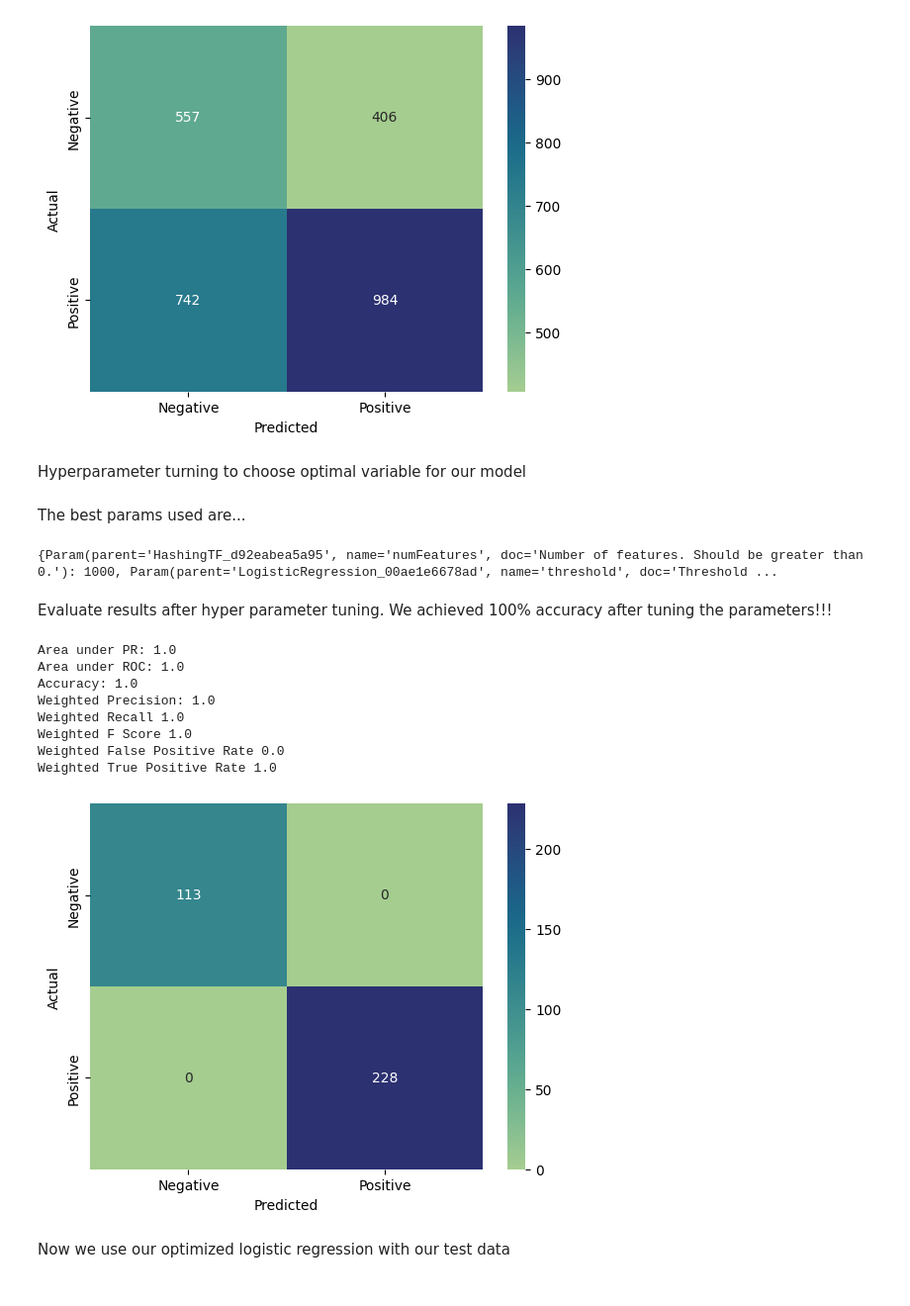
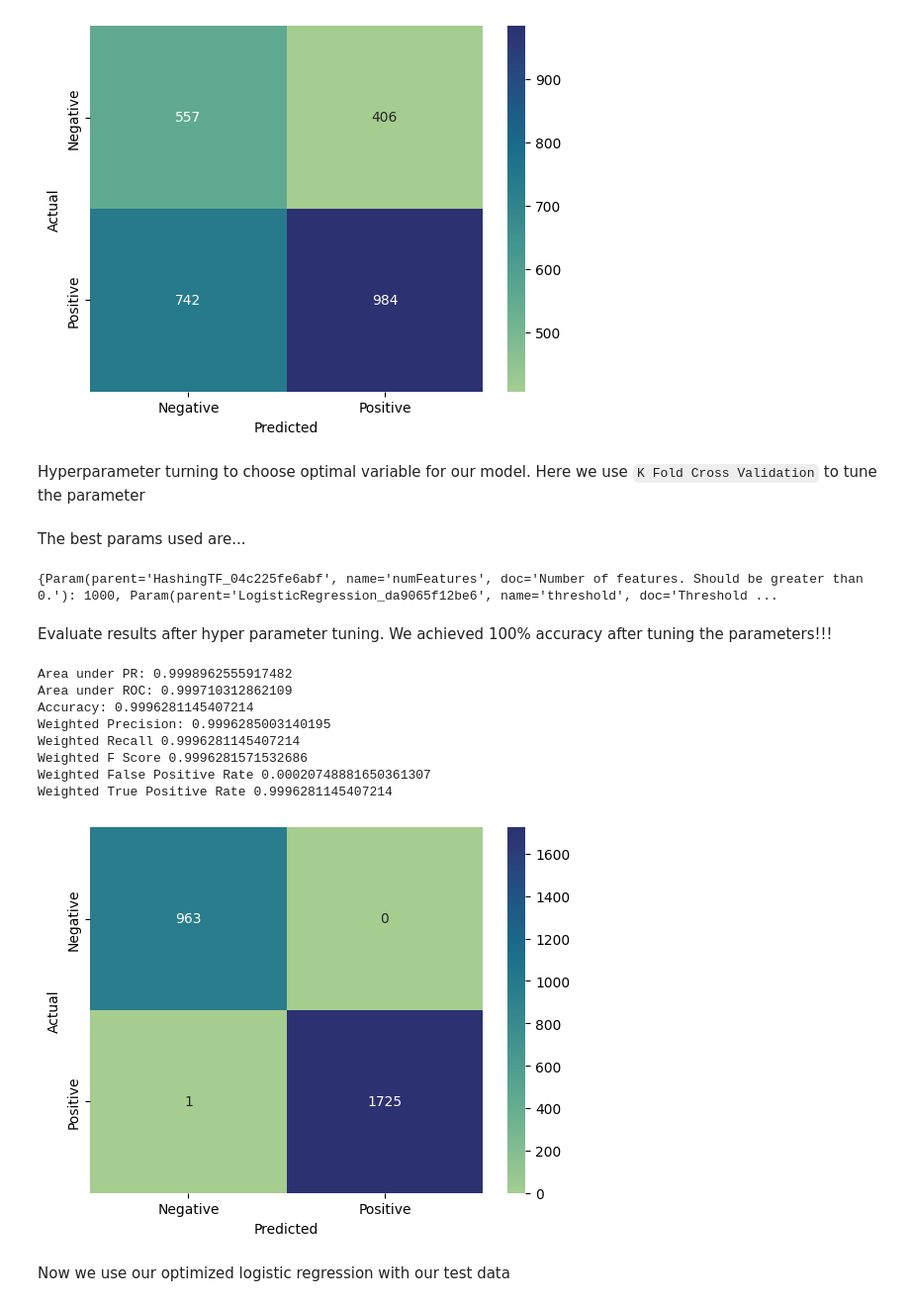
Before and after one commit to longtv2222/Amazon-Reviews-Classifier, a Jupyter notebook: notebook.ipynb, the cells around one changed output. Shown at 99% size. Saved outputs shown, nothing was run; the diff lists cells and outputs as text; code cells hidden in the pictures.

Commit message:
Remove unnecessary validation set

```diff
--- a/notebook.ipynb
+++ b/notebook.ipynb
@@ -314,10 +314,9 @@ Finally, we measure and compare our results using the test set.
 
 We will split the dataset in the following ration: 80, 10 and 10.
 # %%
-train, validation, test = df.randomSplit([0.8, 0.1, 0.1], seed=22)
+train, test = df.randomSplit([0.8, 0.2], seed=22)
 train.cache()
 print("Train samples:", train.count())
-print("Validation samples:", validation.count())
 print("Test samples:", test.count())
 # %% [output]
 Train samples: 2689
@@ -424,9 +422,9 @@ Weighted False Positive Rate 0.4245703746413134
 Weighted True Positive Rate 0.5730754927482336
 [figure]
 # %% [markdown]
-Hyperparameter turning to choose optimal variable for our model
+Hyperparameter turning to choose optimal variable for our model. Here we use `K Fold Cross Validation` to tune the parameter
 # %%
-from pyspark.ml.tuning import CrossValidator, ParamGridBuilder
+from pyspark.ml.tuning import CrossValidator, ParamGridBuilder, TrainValidationSplit
 from pyspark.ml.evaluation import BinaryClassificationEvaluator
 param_grid = ParamGridBuilder() \
     .addGrid(hashingTF.numFeatures, [5, 100, 1000]) \
@@ -438,7 +436,7 @@ crossval = CrossValidator(estimator=pipeline,
                           evaluator=BinaryClassificationEvaluator(),
                           numFolds=5)
 
-cross_validator = crossval.fit(validation)
+cross_validator = crossval.fit(train)
 # %% [markdown]
 The best params used are...
 # %%
@@ -446,21 +444,21 @@ import numpy as np
 
 print(cross_validator.getEstimatorParamMaps()[np.argmax(cross_validator.avgMetrics)])
 # %% [output]
-{Param(parent='HashingTF_d92eabea5a95', name='numFeatures', doc='Number of features. Should be greater than 0.'): 1000, Param(parent='LogisticRegression_00ae1e6678ad', name='threshold', doc='Threshold ...
+{Param(parent='HashingTF_04c225fe6abf', name='numFeatures', doc='Number of features. Should be greater than 0.'): 1000, Param(parent='LogisticRegression_da9065f12be6', name='threshold', doc='Threshold ...
 # %% [markdown]
 Evaluate results after hyper parameter tuning. We achieved 100% accuracy after tuning the parameters!!!
 # %%
-evaluate_model(cross_validator.transform(validation))
+evaluate_model(cross_validator.transform(train))
 # %% [output]
-Area under PR: 1.0
-Area under ROC: 1.0
-Accuracy: 1.0
-Weighted Precision: 1.0
-Weighted Recall 1.0
-Weighted F Score 1.0
-Weighted False Positive Rate 0.0
-Weighted True Positive Rate 1.0
+Area under PR: 0.9998962555917482
+Area under ROC: 0.999710312862109
+Accuracy: 0.9996281145407214
+Weighted Precision: 0.9996285003140195
+Weighted Recall 0.9996281145407214
+Weighted F Score 0.9996281571532686
+Weighted False Positive Rate 0.00020748881650361307
+Weighted True Positive Rate 0.9996281145407214
-[figure, old version]
+[figure, new version]
 # %% [markdown]
 Now we use our optimized logistic regression with our test data
 # %%
```
Also changed, not shown: parts of 5 cells of this notebook.
